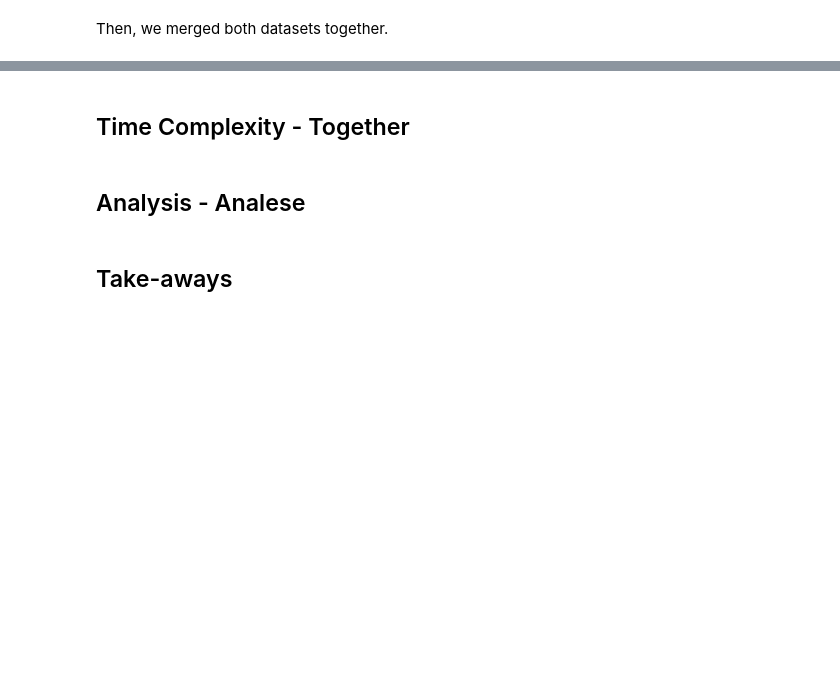
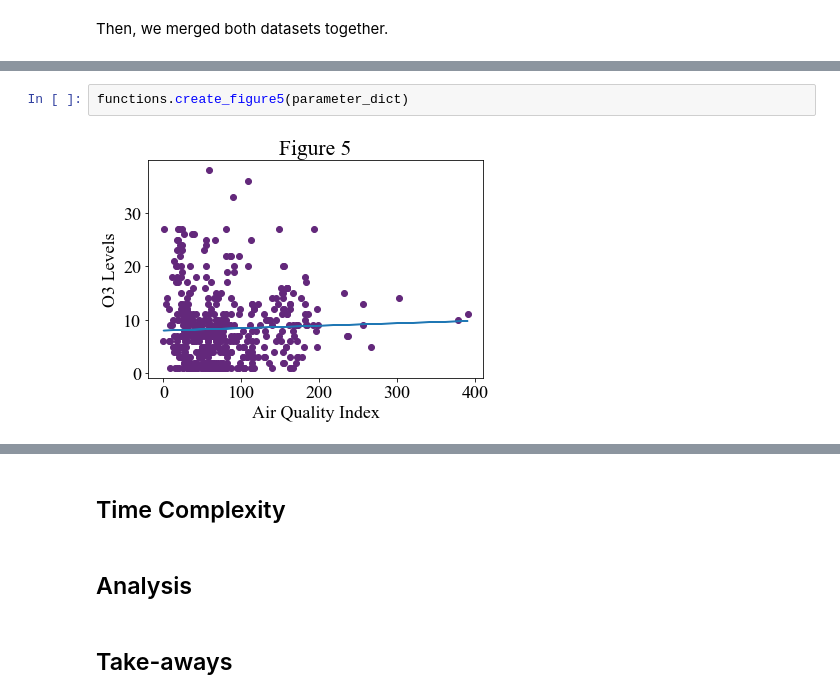
Before and after one commit to jhkaplan4050/SI330-final-project, a Jupyter notebook: presentation_notebook.ipynb, the cells around one changed output, grey strips where cells are left out. Cells and saved outputs as stored; diff of their text form; blank space fills up the shorter version.

```diff
--- a/presentation_notebook.ipynb
+++ b/presentation_notebook.ipynb
@@ -125,0 +148,4 @@ time: 142 ms (started: 2021-12-04 15:42:54 -05:00)
+# %%
+functions.create_figure5(parameter_dict)
+# %% [output]
+[figure, added]
@@ -126,7 +154,7 @@ time: 142 ms (started: 2021-12-04 15:42:54 -05:00)
 # %% [markdown]
-## Time Complexity - Together
+## Time Complexity
 # %% [markdown]
-## Analysis - Analese
+## Analysis
 # %% [markdown]
 ## Take-aways
 # %% [markdown]
```
Also changed, not shown: parts of 18 cells of this notebook, 1 other file.
